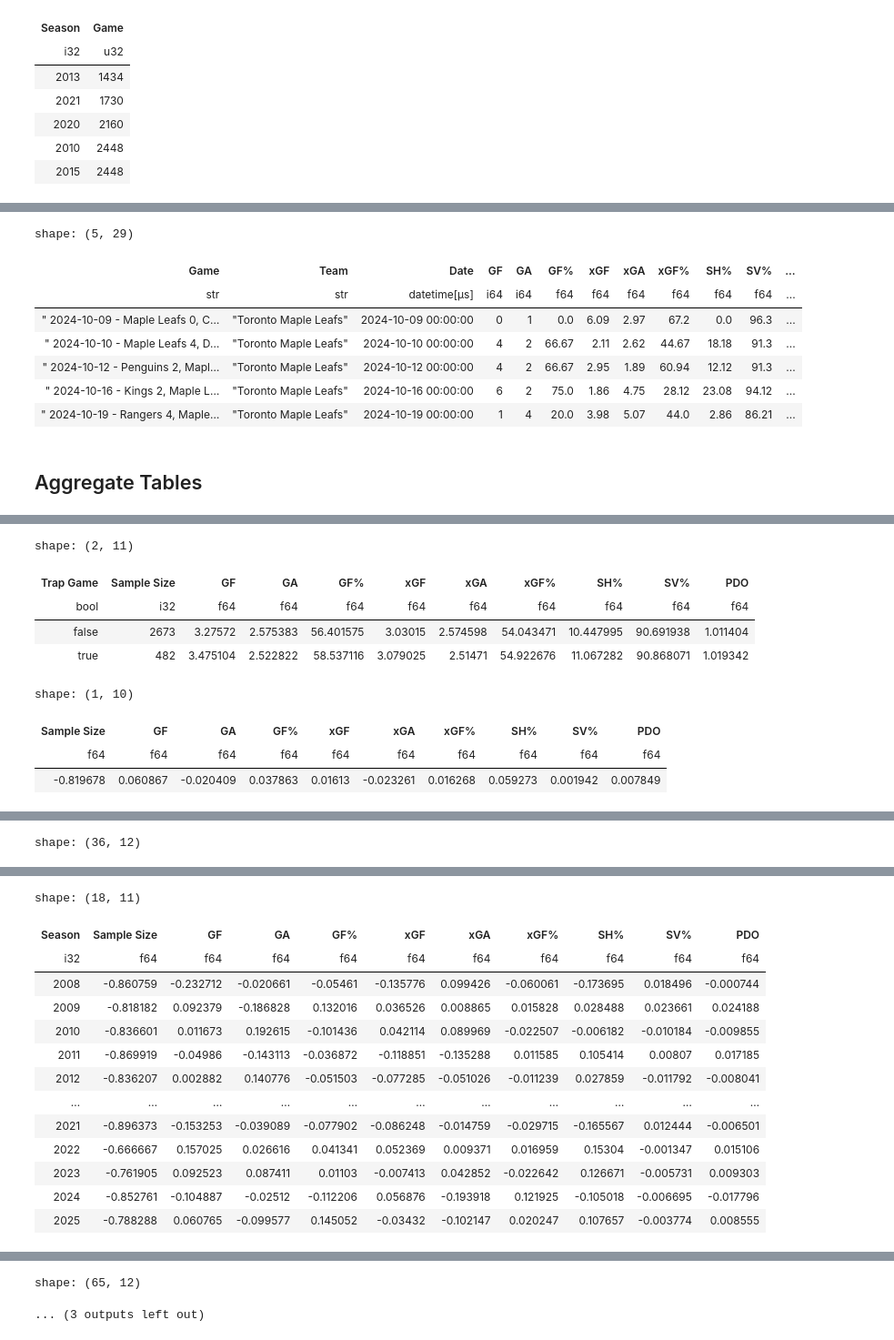
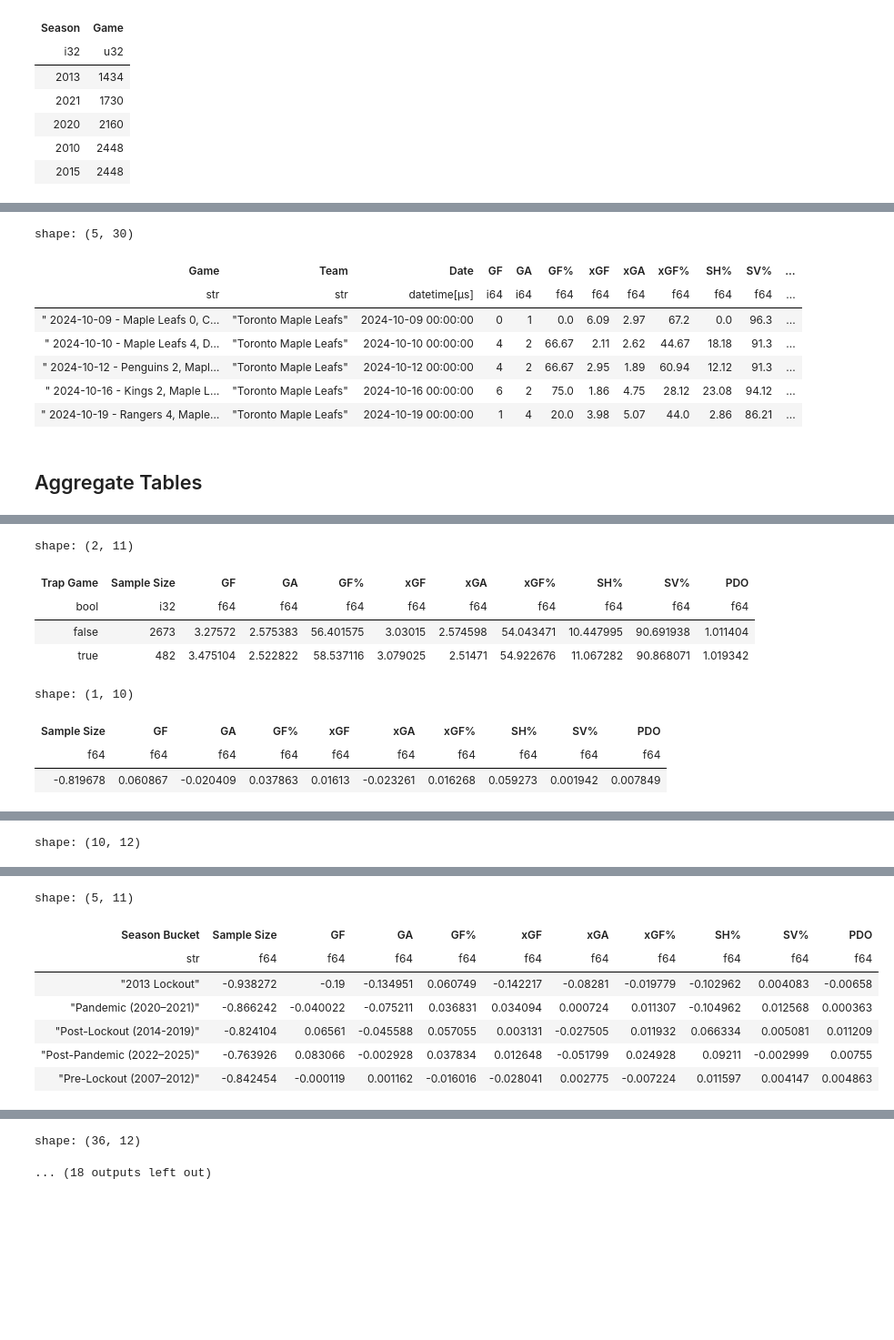
Before and after one commit to hLuo27/projects, a Jupyter notebook: notebooks/2025-09-13 NHL Trap Games.ipynb, the cells around one changed output, grey strips where cells are left out. Shown at 91% size. Cells and saved outputs as stored; diff of their text form; code cells hidden in the pictures; blank space fills up the shorter version.

```diff
--- a/notebooks/2025-09-13 NHL Trap Games.ipynb
+++ b/notebooks/2025-09-13 NHL Trap Games.ipynb
@@ -89,7 +92,14 @@ df_games_processed = (
         ((pl.col(f"Season to Date Average {strength_col}") > strong_threshold)
          & (pl.col("# Games Season to Date incl Current") > 20)).alias("is_strong"),
         ((pl.col(f"Season to Date Average {strength_col}") < weak_threshold)
-         & (pl.col("# Games Season to Date incl Current") > 20)).alias("is_weak")
+         & (pl.col("# Games Season to Date incl Current") > 20)).alias("is_weak"),
+
+        pl.when(pl.col("Season") <= 2012).then(pl.lit("Pre-Lockout (2007–2012)"))
+            .when(pl.col("Season") == 2013).then(pl.lit("2013 Lockout"))
+            .when((pl.col("Season") >= 2014) & (pl.col("Season") <= 2019)).then(pl.lit("Post-Lockout (2014-2019)"))
+            .when((pl.col("Season") >= 2020) & (pl.col("Season") <= 2021)).then(pl.lit("Pandemic (2020–2021)"))
+            .otherwise(pl.lit("Post-Pandemic (2022–2025)"))
+            .alias("Season Bucket")
     ])
 )
 
@@ -176,7 +186,7 @@ display(df_leafs_sample.head(5))
 
 df_leafs_sample.write_csv(f"{base_dir}data/derived/Leafs Trap Games Sample.csv")
 # %% [output]
-shape: (5, 29)
+shape: (5, 30)
 | Game | Team | Date | GF | GA | GF% | xGF | xGA | xGF% | SH% | SV% | ... |
 | str | str | datetime[μs] | i64 | i64 | f64 | f64 | f64 | f64 | f64 | f64 | ... |
 | " 2024-10-09 - Maple Leafs 0, C… | "Toronto Maple Leafs" | 2024-10-09 00:00:00 | 0 | 1 | 0.0 | 6.09 | 2.97 | 67.2 | 0.0 | 96.3 | ... |
@@ -191,5 +199,8 @@ from typing import List
 # %%
 def get_agg_tables(df: pl.DataFrame, groupby_cols: List[str]) -> [pl.DataFrame, pl.DataFrame]:
+    """
+
+    """
     df_agg = (
         df.filter((pl.col("is_strong"))&(pl.col("Opponent is_weak"))) # compare strong vs weak games
         .group_by(groupby_cols + ['Trap Game']) # depending on whether the strong team won against another strong team the previous game
@@ -212,10 +223,17 @@ def get_agg_tables(df: pl.DataFrame, groupby_cols: List[str]) -> [pl.DataFrame,
 
     return df_agg, df_pct_change
 # %%
-for groupby_cols in [[], ['Season'], ['Team']]:
+writer = pd.ExcelWriter(f'{base_dir}data/derived/Trap Games Pivot Tables.xlsx')
+
+for groupby_cols in [[], ['Season Bucket'], ['Season'], ['Team'], ['Season Bucket', 'Team'], ['Season', 'Team']]:
     df_agg, df_pct_change = get_agg_tables(df_games_with_opponent, groupby_cols)
 
     utils.logger.info(f"Pivot tables by {groupby_cols}")
     display(df_agg)
     display(df_pct_change)
+
+    df_agg.to_pandas().to_excel(writer, sheet_name=f"Agg {'_'.join(groupby_cols)}", index=False)
+    df_pct_change.to_pandas().to_excel(writer, sheet_name=f"% Change {'_'.join(groupby_cols)}", index=False)
+
+writer.close()
 # %% [output]
@@ -233 +251 @@ shape: (1, 10)
-shape: (36, 12)
+shape: (10, 12)
@@ -247,14 +264,8 @@ shape: (36, 12)
-shape: (18, 11)
+shape: (5, 11)
-| Season | Sample Size | GF | GA | GF% | xGF | xGA | xGF% | SH% | SV% | PDO |
-| i32 | f64 | f64 | f64 | f64 | f64 | f64 | f64 | f64 | f64 | f64 |
-| 2008 | -0.860759 | -0.232712 | -0.020661 | -0.05461 | -0.135776 | 0.099426 | -0.060061 | -0.173695 | 0.018496 | -0.000744 |
-| 2009 | -0.818182 | 0.092379 | -0.186828 | 0.132016 | 0.036526 | 0.008865 | 0.015828 | 0.028488 | 0.023661 | 0.024188 |
-| 2010 | -0.836601 | 0.011673 | 0.192615 | -0.101436 | 0.042114 | 0.089969 | -0.022507 | -0.006182 | -0.010184 | -0.009855 |
-| 2011 | -0.869919 | -0.04986 | -0.143113 | -0.036872 | -0.118851 | -0.135288 | 0.011585 | 0.105414 | 0.00807 | 0.017185 |
-| 2012 | -0.836207 | 0.002882 | 0.140776 | -0.051503 | -0.077285 | -0.051026 | -0.011239 | 0.027859 | -0.011792 | -0.008041 |
-| … | … | … | … | … | … | … | … | … | … | … |
-| 2021 | -0.896373 | -0.153253 | -0.039089 | -0.077902 | -0.086248 | -0.014759 | -0.029715 | -0.165567 | 0.012444 | -0.006501 |
-| 2022 | -0.666667 | 0.157025 | 0.026616 | 0.041341 | 0.052369 | 0.009371 | 0.016959 | 0.15304 | -0.001347 | 0.015106 |
-| 2023 | -0.761905 | 0.092523 | 0.087411 | 0.01103 | -0.007413 | 0.042852 | -0.022642 | 0.126671 | -0.005731 | 0.009303 |
-| 2024 | -0.852761 | -0.104887 | -0.02512 | -0.112206 | 0.056876 | -0.193918 | 0.121925 | -0.105018 | -0.006695 | -0.017796 |
-| 2025 | -0.788288 | 0.060765 | -0.099577 | 0.145052 | -0.03432 | -0.102147 | 0.020247 | 0.107657 | -0.003774 | 0.008555 |
+| Season Bucket | Sample Size | GF | GA | GF% | xGF | xGA | xGF% | SH% | SV% | PDO |
+| str | f64 | f64 | f64 | f64 | f64 | f64 | f64 | f64 | f64 | f64 |
+| "2013 Lockout" | -0.938272 | -0.19 | -0.134951 | 0.060749 | -0.142217 | -0.08281 | -0.019779 | -0.102962 | 0.004083 | -0.00658 |
+| "Pandemic (2020–2021)" | -0.866242 | -0.040022 | -0.075211 | 0.036831 | 0.034094 | 0.000724 | 0.011307 | -0.104962 | 0.012568 | 0.000363 |
+| "Post-Lockout (2014-2019)" | -0.824104 | 0.06561 | -0.045588 | 0.057055 | 0.003131 | -0.027505 | 0.011932 | 0.066334 | 0.005081 | 0.011209 |
+| "Post-Pandemic (2022–2025)" | -0.763926 | 0.083066 | -0.002928 | 0.037834 | 0.012648 | -0.051799 | 0.024928 | 0.09211 | -0.002999 | 0.00755 |
+| "Pre-Lockout (2007–2012)" | -0.842454 | -0.000119 | 0.001162 | -0.016016 | -0.028041 | 0.002775 | -0.007224 | 0.011597 | 0.004147 | 0.004863 |
@@ -262,2 +273,2 @@ shape: (18, 11)
-shape: (65, 12)
+shape: (36, 12)
-... (3 outputs left out)
+... (18 outputs left out)
```
Also changed, not shown: parts of 10 cells of this notebook, 1 other file.
